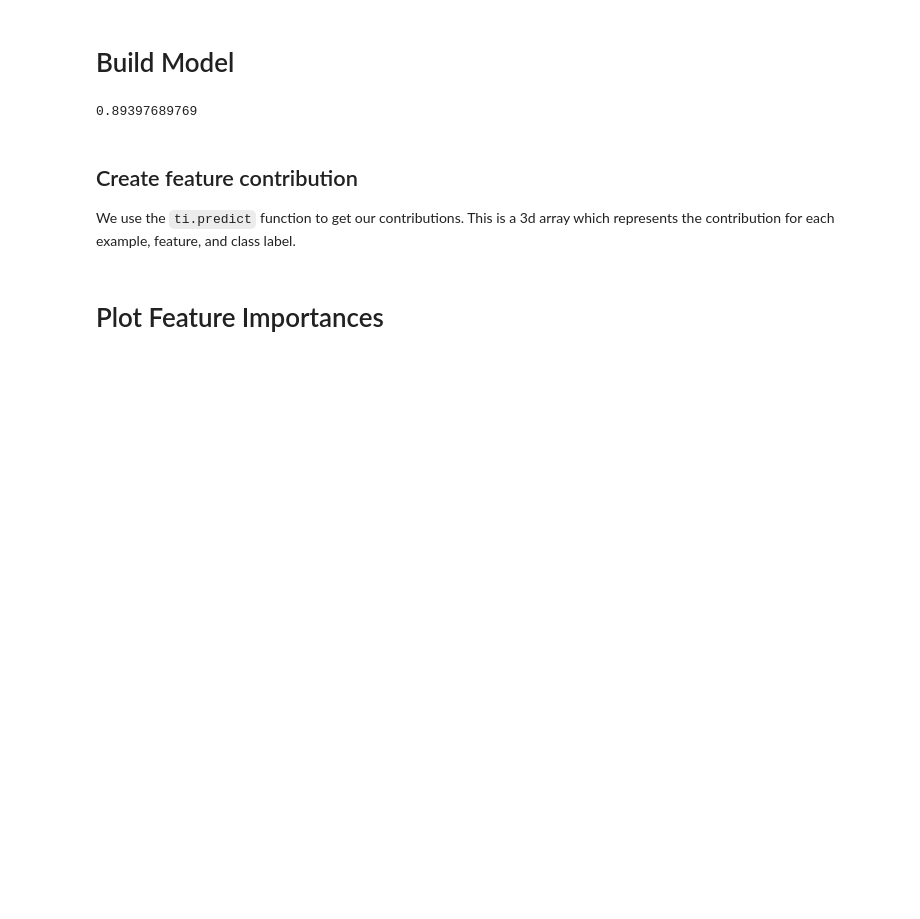
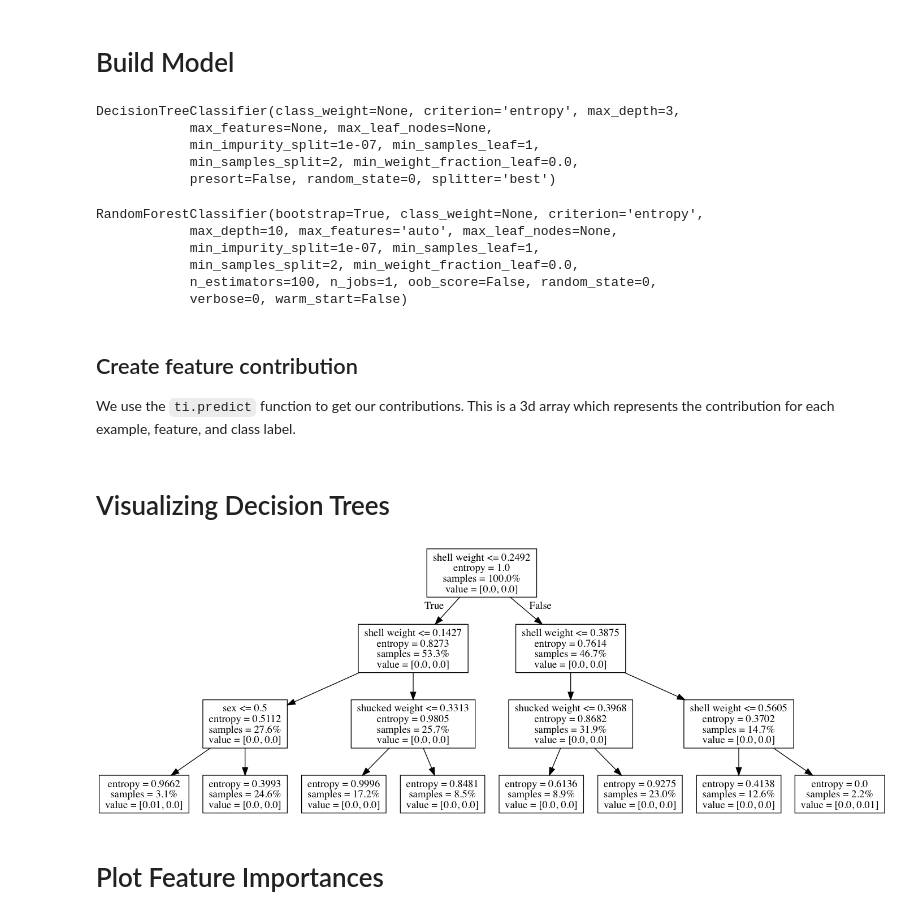
Before and after one commit to gregtam/interpreting-decision-trees-and-random-forests, a Jupyter notebook: Explaining Decision Trees and Random Forests.ipynb, the cells around one changed output. Saved outputs shown, nothing was run; the diff lists cells and outputs as text; code cells hidden in the pictures; blank space fills up the shorter version.

```diff
--- a/Explaining Decision Trees and Random Forests.ipynb
+++ b/Explaining Decision Trees and Random Forests.ipynb
@@ -61,19 +62,27 @@ X_test = X_test.copy().reset_index(drop=True)
 y_test = y_test.copy().reset_index(drop=True)
 # %% [markdown]
 # Build Model
+# %%
+dt_clf = DecisionTreeClassifier(criterion='entropy', max_depth=3,
+                                random_state=0)
+dt_clf.fit(X_train, y_train)
+# %% [output]
+DecisionTreeClassifier(class_weight=None, criterion='entropy', max_depth=3,
+            max_features=None, max_leaf_nodes=None,
+            min_impurity_split=1e-07, min_samples_leaf=1,
+            min_samples_split=2, min_weight_fraction_leaf=0.0,
+            presort=False, random_state=0, splitter='best')
 # %%
-# dt_clf = DecisionTreeClassifier(criterion='entropy', max_depth=3,
-#                                 random_state=0)
-dt_clf = RandomForestClassifier(criterion='entropy', max_depth=10, n_estimators=100,
-                                random_state=0)
-dt_clf.fit(X_train, y_train)
-
-y_prob = dt_clf.predict_proba(X_test)[:, 1]
-dt_clf.score(X_test, y_test)
-auc = roc_auc_score(y_test, y_prob)
-print auc
+rf_clf = RandomForestClassifier(criterion='entropy', max_depth=10,
+                                n_estimators=100, random_state=0)
+rf_clf.fit(X_train, y_train)
 # %% [output]
-0.89397689769
+RandomForestClassifier(bootstrap=True, class_weight=None, criterion='entropy',
+            max_depth=10, max_features='auto', max_leaf_nodes=None,
+            min_impurity_split=1e-07, min_samples_leaf=1,
+            min_samples_split=2, min_weight_fraction_leaf=0.0,
+            n_estimators=100, n_jobs=1, oob_score=False, random_state=0,
+            verbose=0, warm_start=False)
 # %% [markdown]
 ## Create feature contribution
 We use the `ti.predict` function to get our contributions. This is a 3d array which represents the contribution for each example, feature, and class label.
@@ -85,3 +96,15 @@ contrib_df = pd.DataFrame(contrib[:, :, 1], columns=X_test.columns)
+# %% [markdown]
+# Visualizing Decision Trees
+# %%
+dot_data = export_graphviz(dt_clf,
+                           out_file=None,
+                           feature_names=X_train.columns,
+                           proportion=True
+                          )
+graph = pydotplus.graph_from_dot_data(dot_data)
+Image(graph.create_png())
+# %% [output]
+[figure, added]
 # %% [markdown]
 # Plot Feature Importances
 # %%
```
Also changed, not shown: parts of 19 cells of this notebook, 1 other file.
